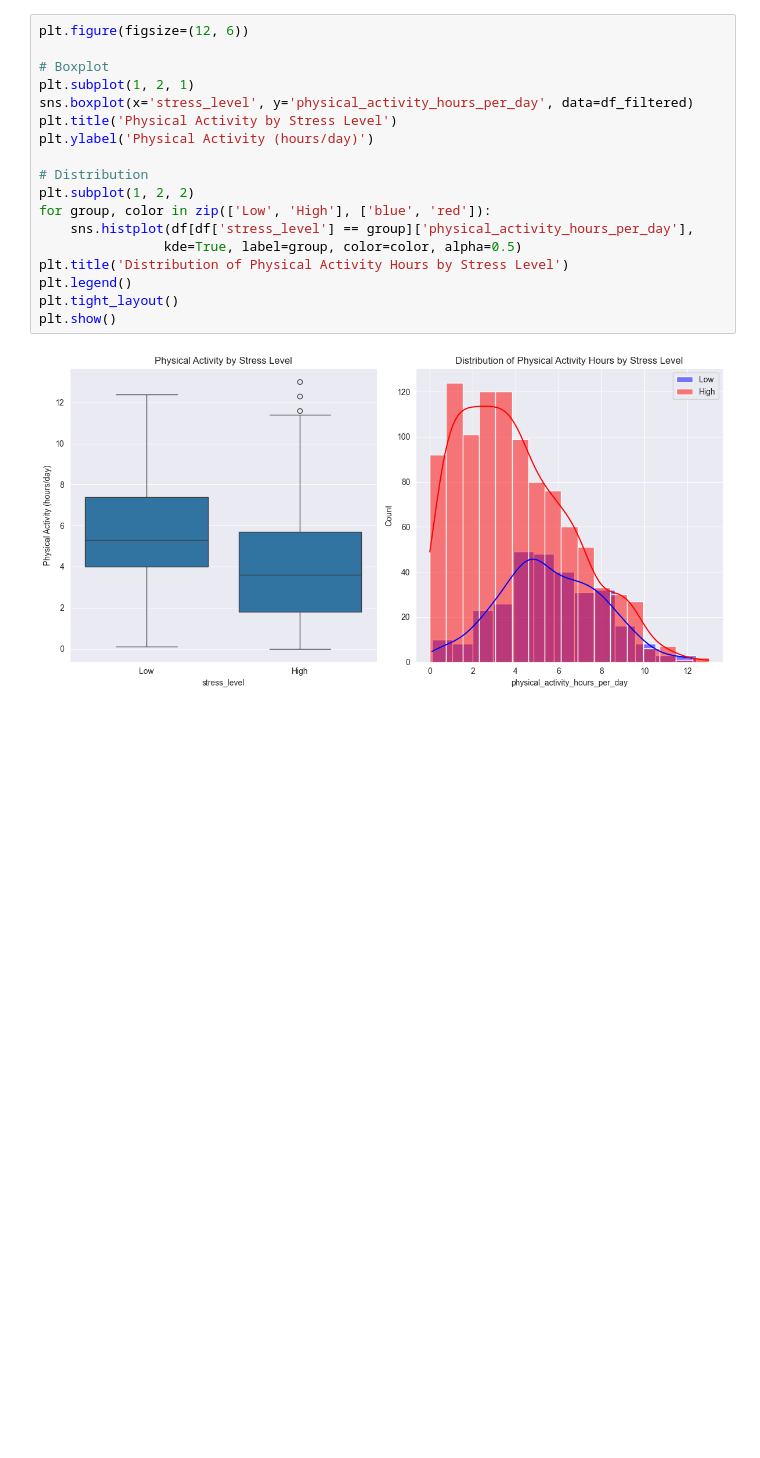
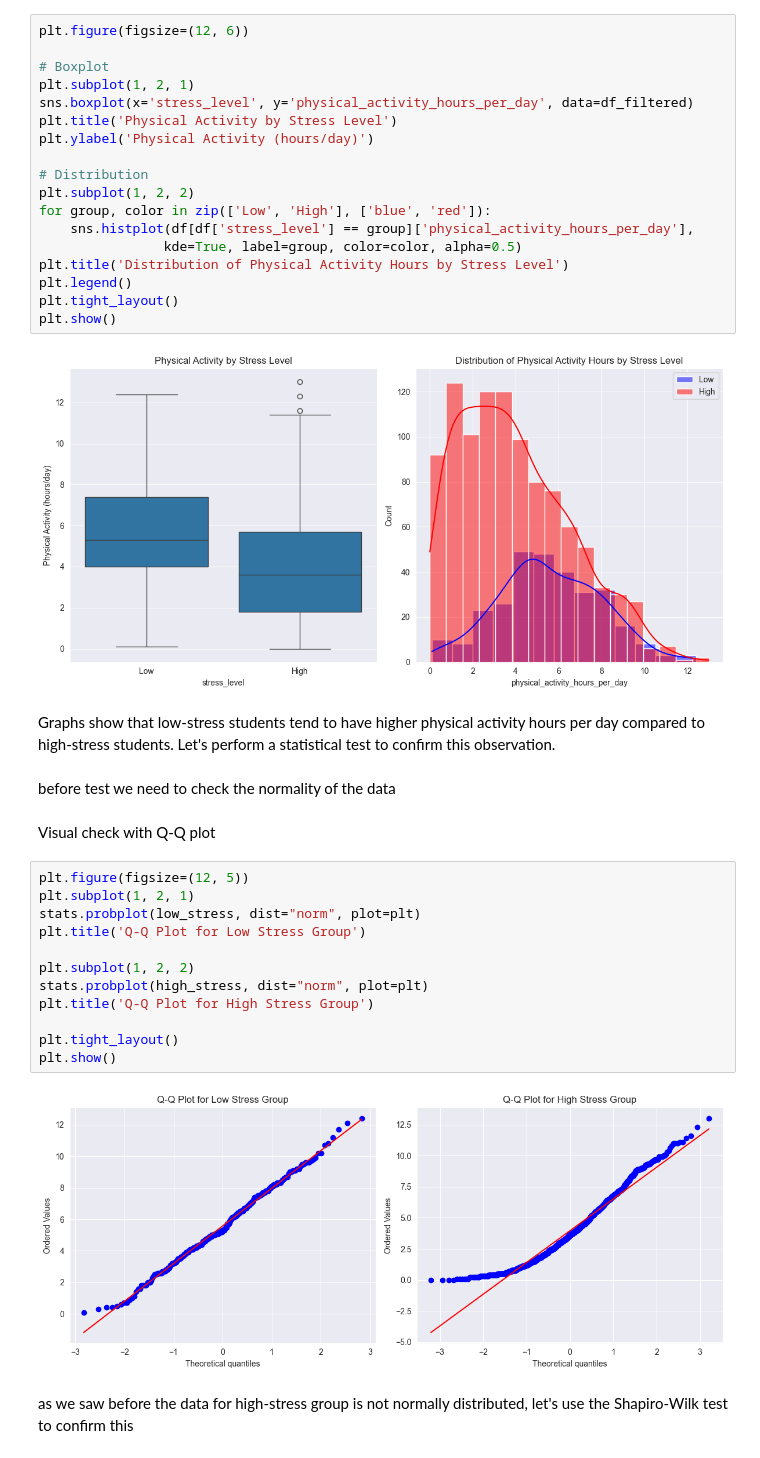
Before and after one commit to datpetr/students_habits_gpa, a Jupyter notebook: stress_level_vs_exercising.ipynb, the cells around one changed output. Saved outputs shown, nothing was run; the diff lists cells and outputs as text; blank space fills up the shorter version.

Commit message:
the data still not normall need to be done others procedures to

```diff
--- a/stress_level_vs_exercising.ipynb
+++ b/stress_level_vs_exercising.ipynb
@@ -55,3 +55,25 @@ plt.tight_layout()
 plt.show()
 # %% [output]
 [figure]
+# %% [markdown]
+Graphs show that low-stress students tend to have higher physical activity hours per day compared to high-stress students. Let's perform a statistical test to confirm this observation.
+# %% [markdown]
+before test we need to check the normality of the data
+# %% [markdown]
+Visual check with Q-Q plot
+# %%
+plt.figure(figsize=(12, 5))
+plt.subplot(1, 2, 1)
+stats.probplot(low_stress, dist="norm", plot=plt)
+plt.title('Q-Q Plot for Low Stress Group')
+
+plt.subplot(1, 2, 2)
+stats.probplot(high_stress, dist="norm", plot=plt)
+plt.title('Q-Q Plot for High Stress Group')
+
+plt.tight_layout()
+plt.show()
+# %% [output]
+[figure, added]
+# %% [markdown]
+as we saw before the data for high-stress group is not normally distributed, let's use the Shapiro-Wilk test to confirm this
```
Also changed, not shown: parts of 15 cells of this notebook.
